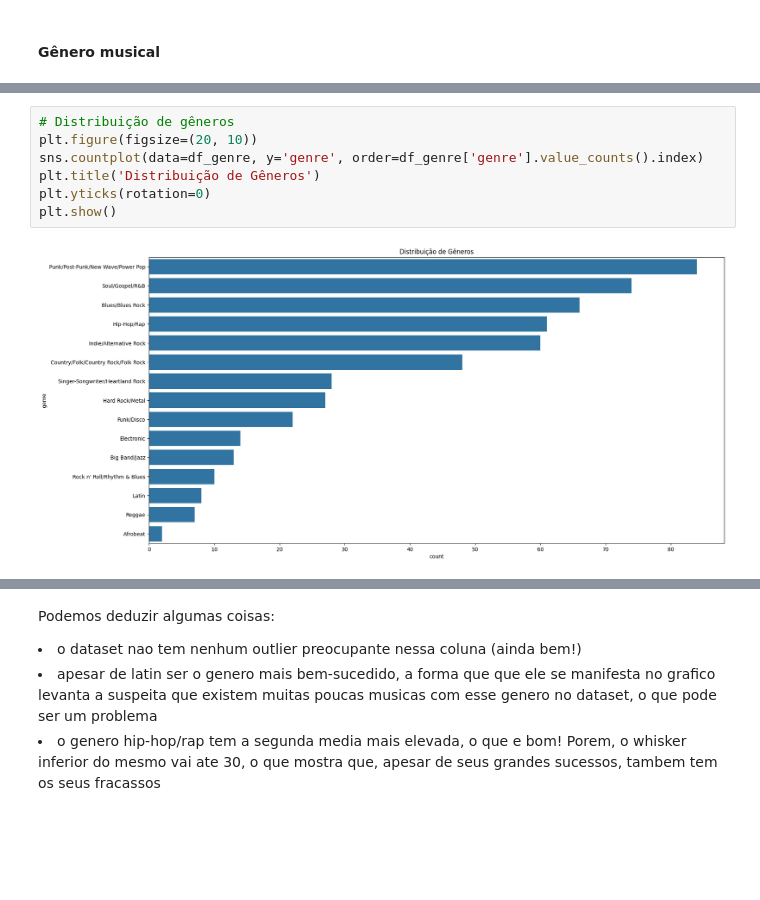
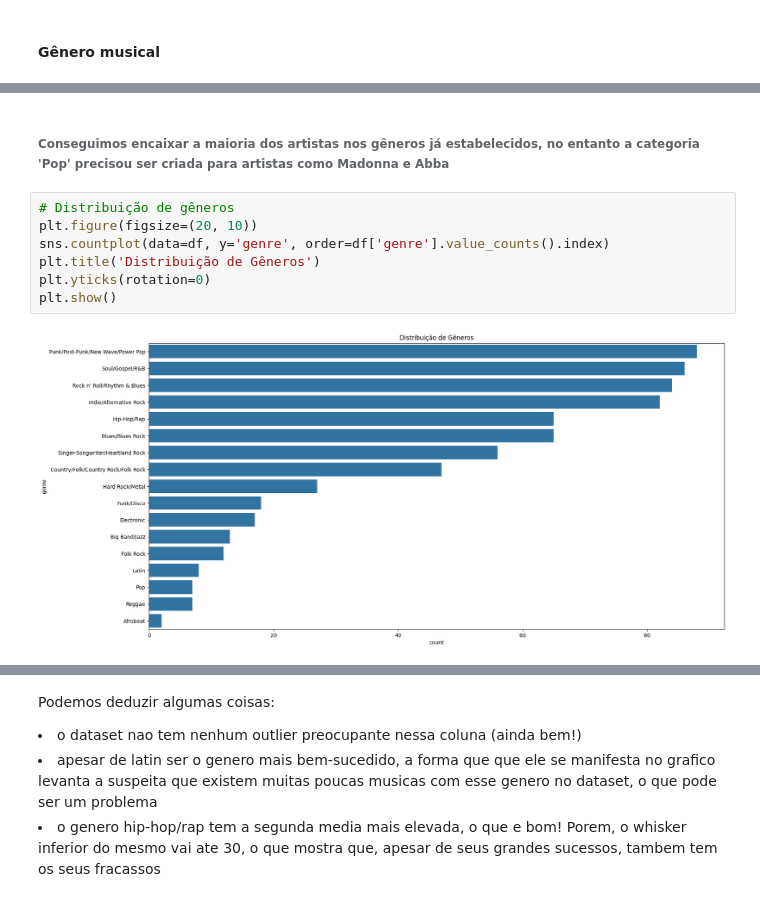
Before and after one commit to mateusono1/Melodia, a Jupyter notebook: Sofia/melodia_notebook.ipynb, the cells around one changed output, grey strips where cells are left out. Cells and saved outputs as stored; diff of their text form; blank space fills up the shorter version.

```diff
--- a/Sofia/melodia_notebook.ipynb
+++ b/Sofia/melodia_notebook.ipynb
@@ -308,12 +422,14 @@ df_genre
+# %% [markdown]
+###### Conseguimos encaixar a maioria dos artistas nos gêneros já estabelecidos, no entanto a categoria 'Pop' precisou ser criada para artistas como Madonna e Abba
 # %%
 # Distribuição de gêneros
 plt.figure(figsize=(20, 10))
-sns.countplot(data=df_genre, y='genre', order=df_genre['genre'].value_counts().index)
+sns.countplot(data=df, y='genre', order=df['genre'].value_counts().index)
 plt.title('Distribuição de Gêneros')
 plt.yticks(rotation=0)
 plt.show()
 # %% [output]
-[figure, old version]
+[figure, new version]
 # %%
 box = df.boxplot(column='spotify_popularity', by='genre', grid=False, rot=90)
 # %% [output]
```
Also changed, not shown: parts of 39 cells of this notebook.
